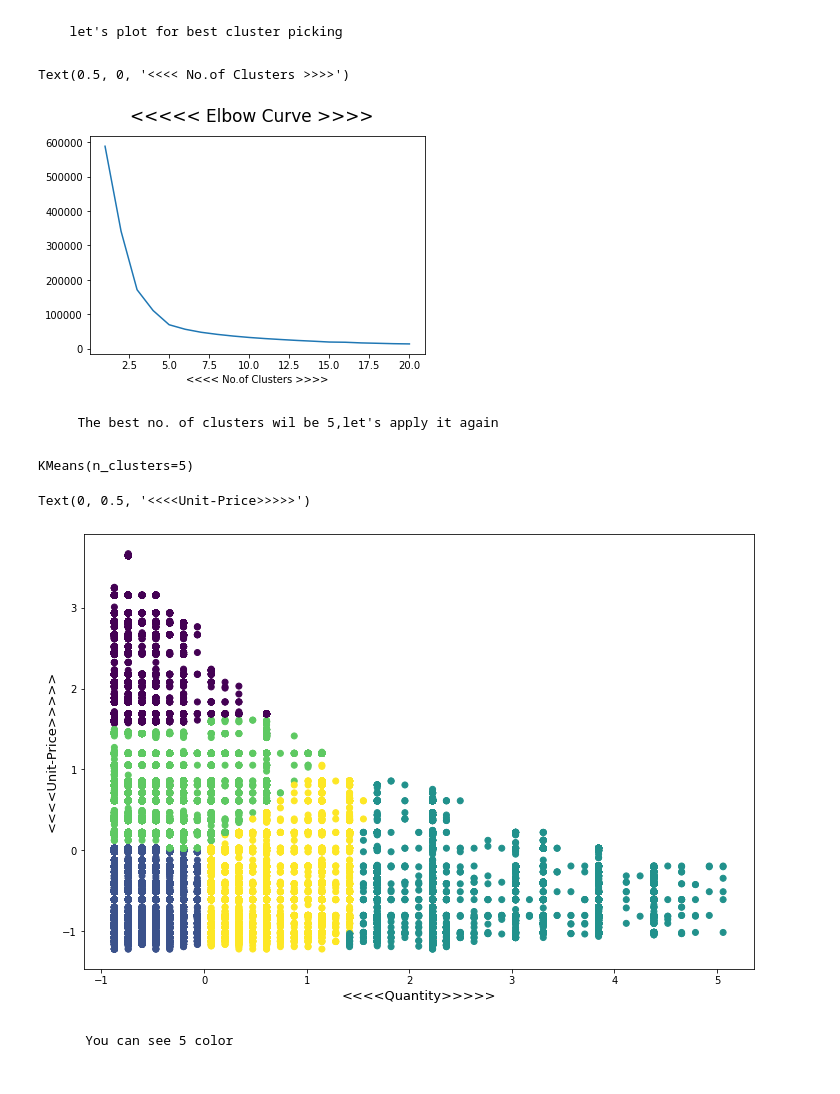
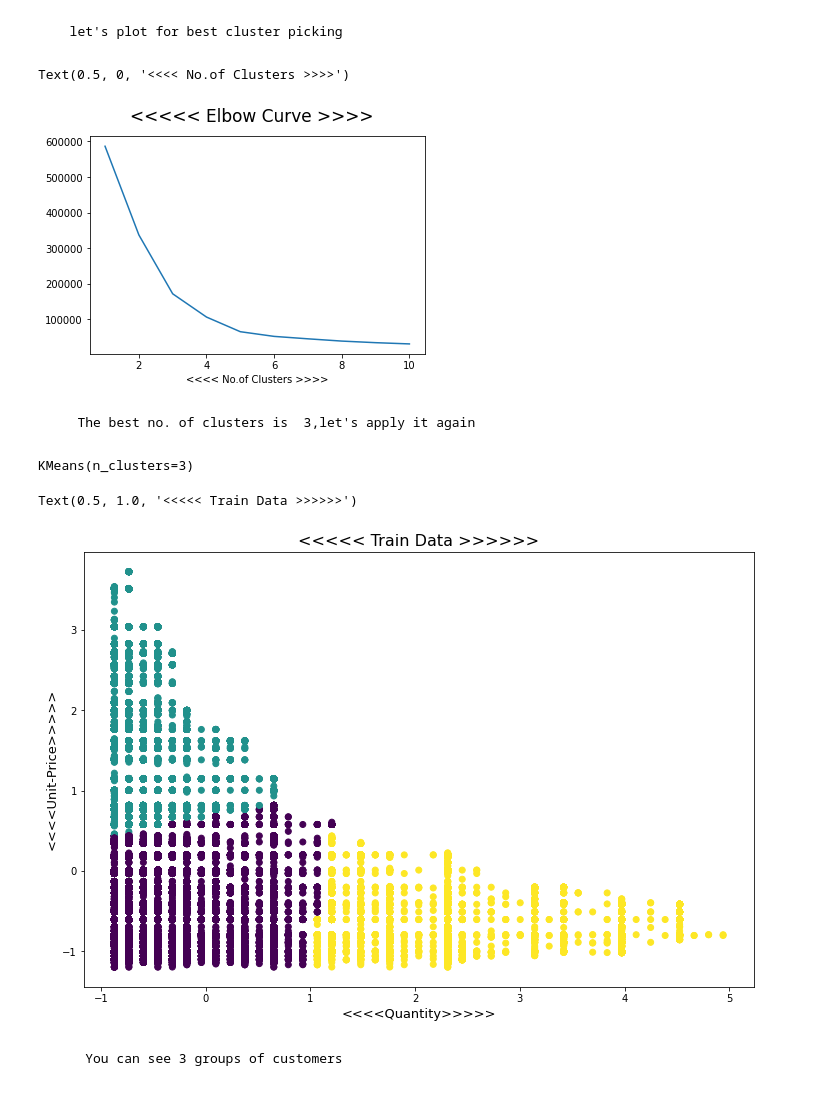
Before and after one commit to ajayn3300/Customer_Segmentation---Clustering, a Jupyter notebook: Online_Retail_Customer_Segmentation_Capstone_Project.ipynb, the cells around one changed output. Saved outputs shown, nothing was run; the diff lists cells and outputs as text; code cells hidden in the pictures.

```diff
--- a/Online_Retail_Customer_Segmentation_Capstone_Project.ipynb
+++ b/Online_Retail_Customer_Segmentation_Capstone_Project.ipynb
@@ -326,11 +326,11 @@ set(clusters)
 # %% [markdown]
 We will iterate some number of cluster and with the help of elbow method ,we will select best numbers of cluster
 # %%
-# we will iterate over 15 cluster and see the inertia score
+# we will iterate over 10 cluster and see the inertia score
 
 inertia=[]        # for saving inertia score at every cluster
 
-for i in range(1,21):
+for i in range(1,11):
   kmeans=KMeans(n_clusters=i)
   kmeans.fit(train)
   inertia.append(kmeans.inertia_)
@@ -360,20 +350,20 @@ inertia
 # %% [markdown]
       let's plot for best cluster picking
 # %%
-plt.plot(range(1,21),inertia)
+plt.plot(range(1,11),inertia)
 plt.suptitle('<<<<< Elbow Curve >>>>',fontsize=17)
 plt.xlabel('<<<< No.of Clusters >>>>')
 # %% [output]
 Text(0.5, 0, '<<<< No.of Clusters >>>>')
-[figure, old version]
+[figure, new version]
 # %% [markdown]
-       The best no. of clusters wil be 5,let's apply it again
+       The best no. of clusters is  3,let's apply it again
 # %%
 #intiate class with 5 clusters
-model=KMeans(n_clusters=5)
-model.fit(train)
+model=KMeans(n_clusters=3)   #initiating model with 5 clusters
+model.fit(train)  #fit
 # %% [output]
-KMeans(n_clusters=5)
+KMeans(n_clusters=3)
 # %%
 #train preds
 train_preds=model.predict(train)
@@ -404,14 +394,15 @@ new=pd.concat([train,test])
 # %%
 #plotting   for train data
 plt.figure(figsize=(12,8))
 plt.scatter(train['Quantity'],train['UnitPrice'],c=train['clusters'])
 plt.xlabel('<<<<Quantity>>>>>',fontsize=13)
 plt.ylabel('<<<<Unit-Price>>>>>',fontsize=13)
+plt.title('<<<<< Train Data >>>>>>',fontsize=16)
 # %% [output]
-Text(0, 0.5, '<<<<Unit-Price>>>>>')
+Text(0.5, 1.0, '<<<<< Train Data >>>>>>')
-[figure, old version]
+[figure, new version]
 # %% [markdown]
-        You can see 5 color
+        You can see 3 groups of customers
 # %%
 # for test data
 plt.figure(figsize=(12,8))
```
Also changed, not shown: parts of 11 cells of this notebook.
